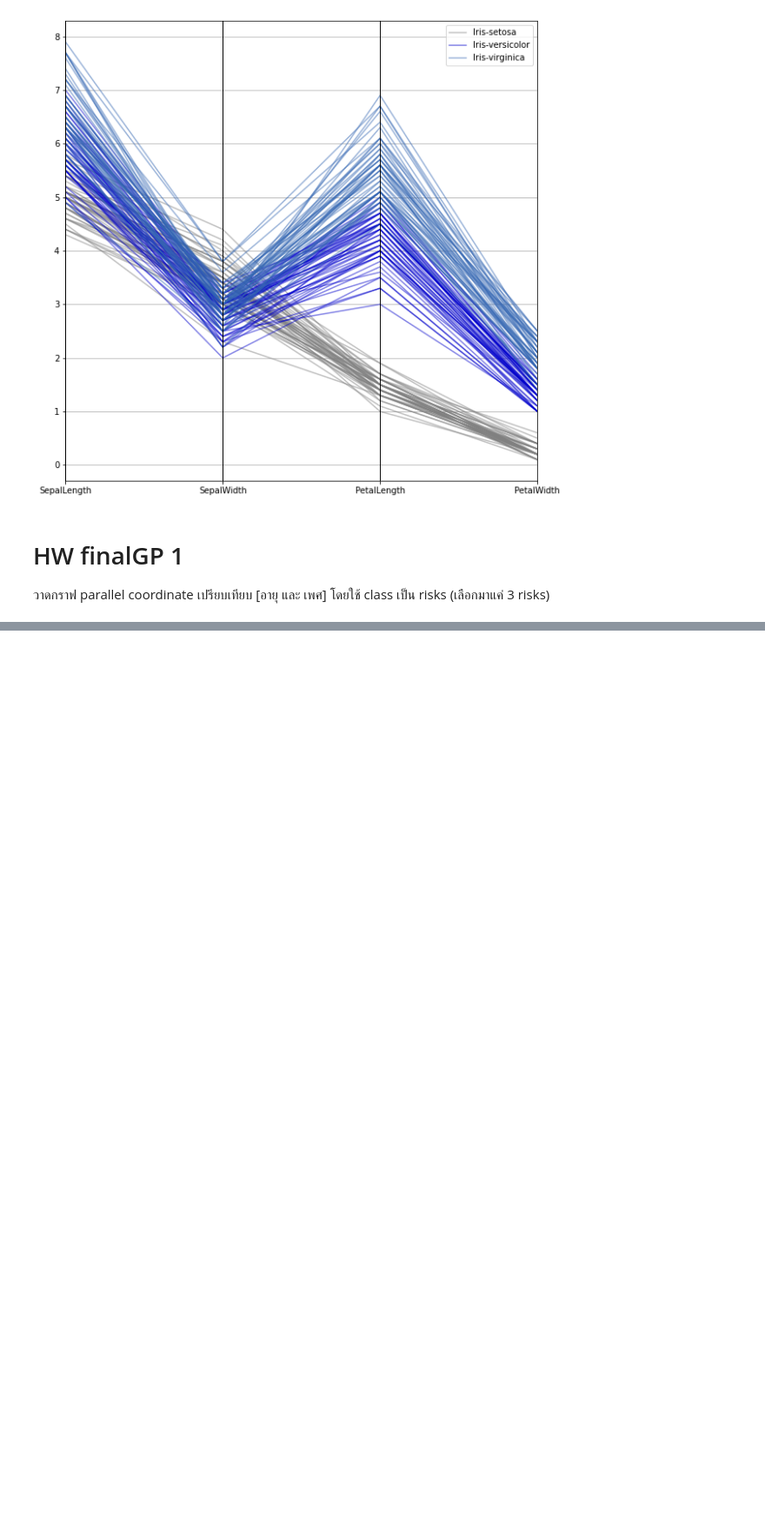
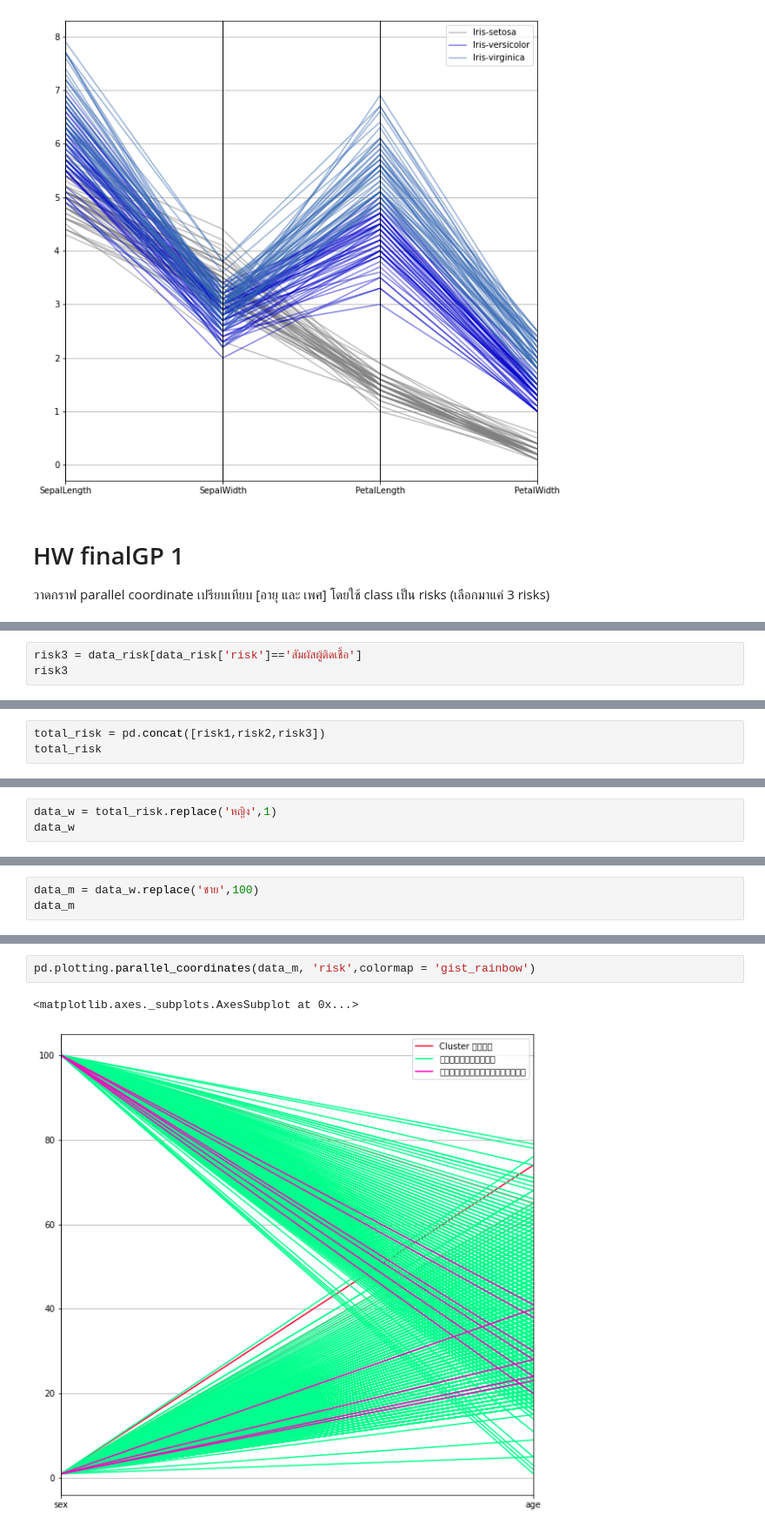
Before and after one commit to kanyaweeud/data_viz_2022, a Jupyter notebook: DataViz01_Table_Data.ipynb, the cells around one changed output, grey strips where cells are left out. Shown at 87% size. Drawn from its saved outputs; the diff is of its cells as text; blank space fills up the shorter version.

```diff
--- a/DataViz01_Table_Data.ipynb
+++ b/DataViz01_Table_Data.ipynb
@@ -142,0 +269,3 @@ pd.plotting.parallel_coordinates(df, 'Name', color=[[0.5,0.5,0.5,0.5],[0,0,0.8,0
+# %%
+risk3 = data_risk[data_risk['risk']=='สัมผัสผู้ติดเชื้อ']
+risk3
@@ -142,0 +284,3 @@ pd.plotting.parallel_coordinates(df, 'Name', color=[[0.5,0.5,0.5,0.5],[0,0,0.8,0
+# %%
+total_risk = pd.concat([risk1,risk2,risk3])
+total_risk
@@ -142,0 +301,3 @@ pd.plotting.parallel_coordinates(df, 'Name', color=[[0.5,0.5,0.5,0.5],[0,0,0.8,0
+# %%
+data_w = total_risk.replace('หญิง',1)
+data_w
@@ -142,0 +318,3 @@ pd.plotting.parallel_coordinates(df, 'Name', color=[[0.5,0.5,0.5,0.5],[0,0,0.8,0
+# %%
+data_m = data_w.replace('ชาย',100)
+data_m
@@ -142,0 +352,5 @@ pd.plotting.parallel_coordinates(df, 'Name', color=[[0.5,0.5,0.5,0.5],[0,0,0.8,0
+# %%
+pd.plotting.parallel_coordinates(data_m, 'risk',colormap = 'gist_rainbow')
+# %% [output]
+<matplotlib.axes._subplots.AxesSubplot at 0x...>
+[figure, added]
```
Also changed, not shown: parts of 25 cells of this notebook.
